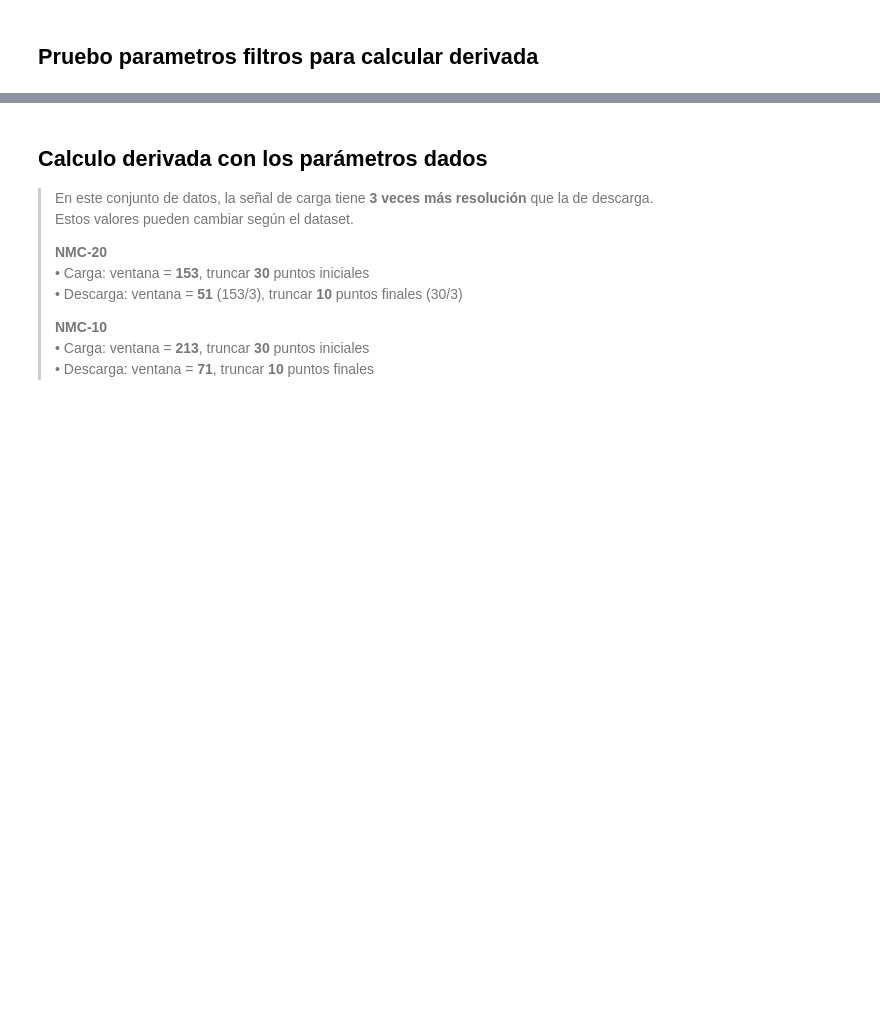
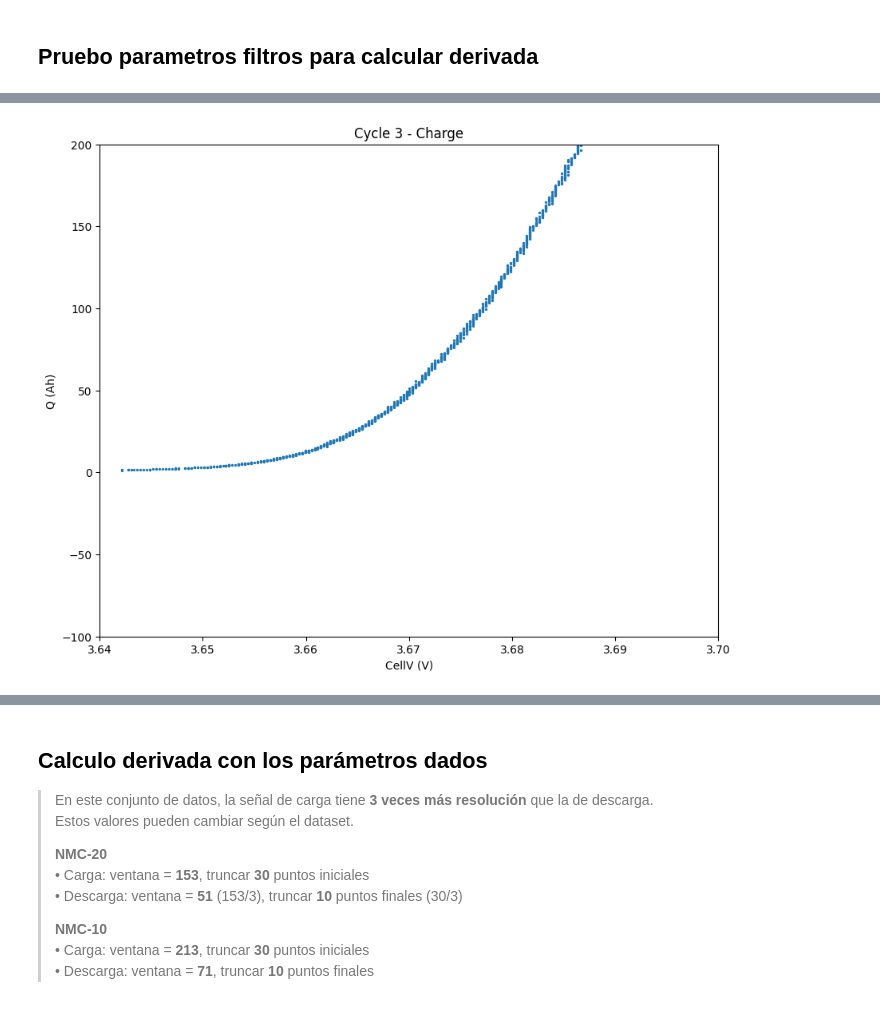
Before and after one commit to majodomenech/proc-icdv, a Jupyter notebook: notebooks/estudio14-dqdv-y-ajustes-ARBIN-nmc04.ipynb, the cells around one changed output, grey strips where cells are left out. Drawn from its saved outputs; the diff is of its cells as text; code cells hidden in the pictures; blank space fills up the shorter version.

```diff
--- a/notebooks/estudio14-dqdv-y-ajustes-ARBIN-nmc04.ipynb
+++ b/notebooks/estudio14-dqdv-y-ajustes-ARBIN-nmc04.ipynb
@@ -98,0 +114,14 @@ Puntos promedio por ventana de 2 mV:
+# %%
+voltage = dict_ciclos_sep[3]['Ch']['CellV'][80:]  # trunco los primeros 20 puntos ruidosos
+Q = dict_ciclos_sep[3]['Ch']['Q'][80:]
+
+plt.figure(figsize=(10, 8))
+plt.scatter(voltage, Q, s=2)
+plt.xlabel('CellV (V)')
+plt.ylabel('Q (Ah)')
+plt.title('Cycle 3 - Charge')
+plt.xlim(3.64,3.7)
+plt.ylim(-100,200)
+plt.show()
+# %% [output]
+[figure, added]
```
Also changed, not shown: parts of 6 cells of this notebook, 1 other file.
